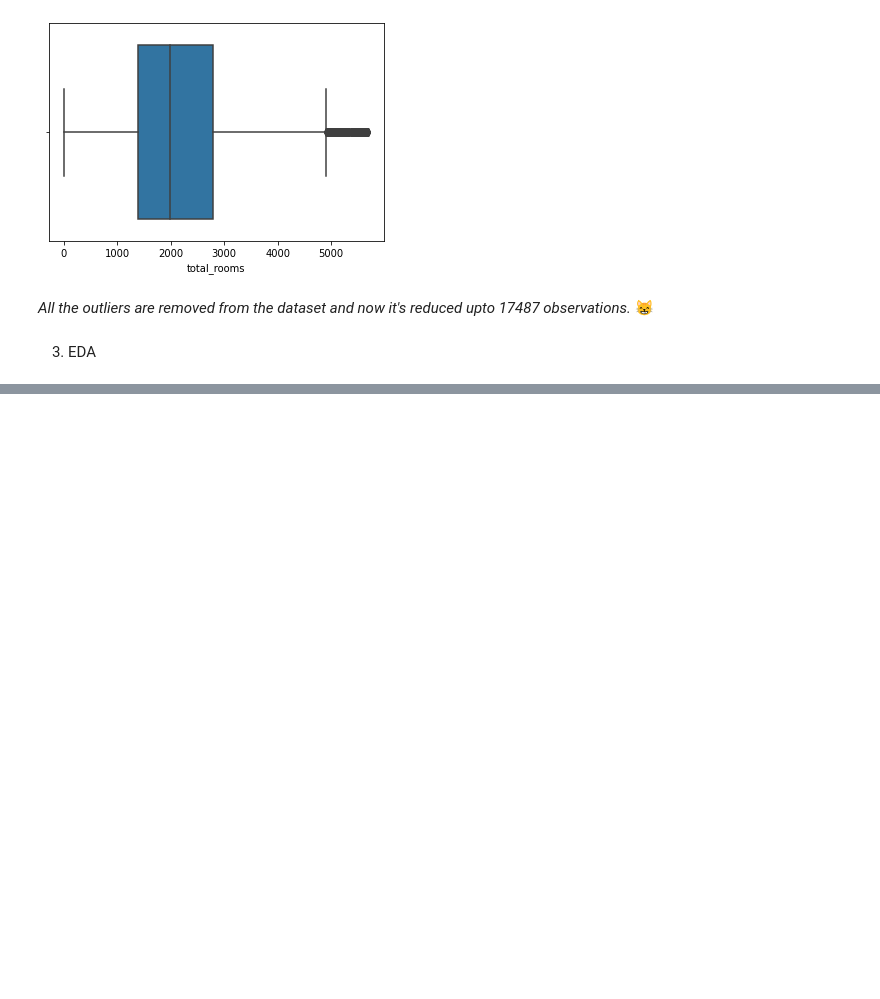
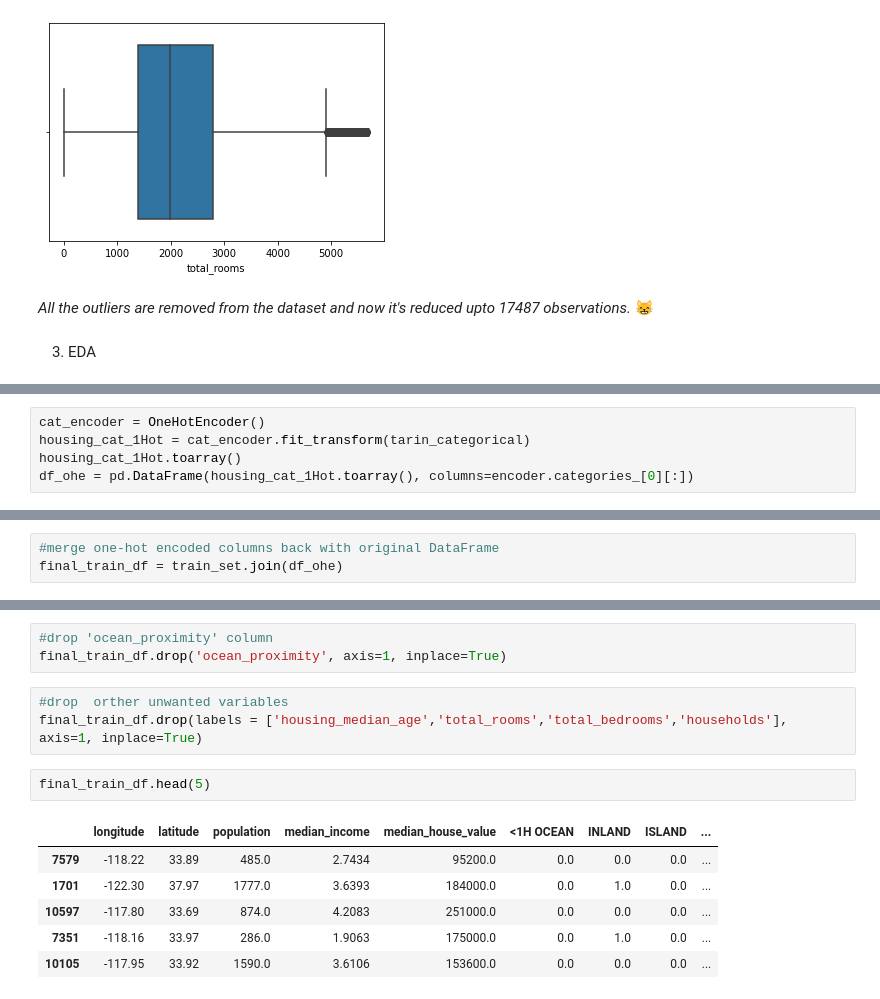
Before and after one commit to AyomiUpeksha/House-Price-Prediction, a Jupyter notebook: House_Price_Prediction.ipynb, the cells around one changed output, grey strips where cells are left out. Cells and saved outputs as stored; diff of their text form; blank space fills up the shorter version.

```diff
--- a/House_Price_Prediction.ipynb
+++ b/House_Price_Prediction.ipynb
@@ -271,0 +410,5 @@ sns.boxplot(x=new_df['total_rooms'])  # compare the plot with previous one
+# %%
+cat_encoder = OneHotEncoder()
+housing_cat_1Hot = cat_encoder.fit_transform(tarin_categorical)
+housing_cat_1Hot.toarray()
+df_ohe = pd.DataFrame(housing_cat_1Hot.toarray(), columns=encoder.categories_[0][:])
@@ -271,0 +429,3 @@ sns.boxplot(x=new_df['total_rooms'])  # compare the plot with previous one
+# %%
+#merge one-hot encoded columns back with original DataFrame
+final_train_df = train_set.join(df_ohe)
@@ -271,0 +441,15 @@ sns.boxplot(x=new_df['total_rooms'])  # compare the plot with previous one
+# %%
+#drop 'ocean_proximity' column
+final_train_df.drop('ocean_proximity', axis=1, inplace=True)
+# %%
+#drop  orther unwanted variables
+final_train_df.drop(labels = ['housing_median_age','total_rooms','total_bedrooms','households'], axis=1, inplace=True)
+# %%
+final_train_df.head(5)
+# %% [output]
+|  | longitude | latitude | population | median_income | median_house_value | <1H OCEAN | INLAND | ISLAND | ... |
+| 7579 | -118.22 | 33.89 | 485.0 | 2.7434 | 95200.0 | 0.0 | 0.0 | 0.0 | ... |
+| 1701 | -122.30 | 37.97 | 1777.0 | 3.6393 | 184000.0 | 0.0 | 1.0 | 0.0 | ... |
+| 10597 | -117.80 | 33.69 | 874.0 | 4.2083 | 251000.0 | 0.0 | 0.0 | 0.0 | ... |
+| 7351 | -118.16 | 33.97 | 286.0 | 1.9063 | 175000.0 | 0.0 | 1.0 | 0.0 | ... |
+| 10105 | -117.95 | 33.92 | 1590.0 | 3.6106 | 153600.0 | 0.0 | 0.0 | 0.0 | ... |
```
Also changed, not shown: parts of 28 cells of this notebook.
